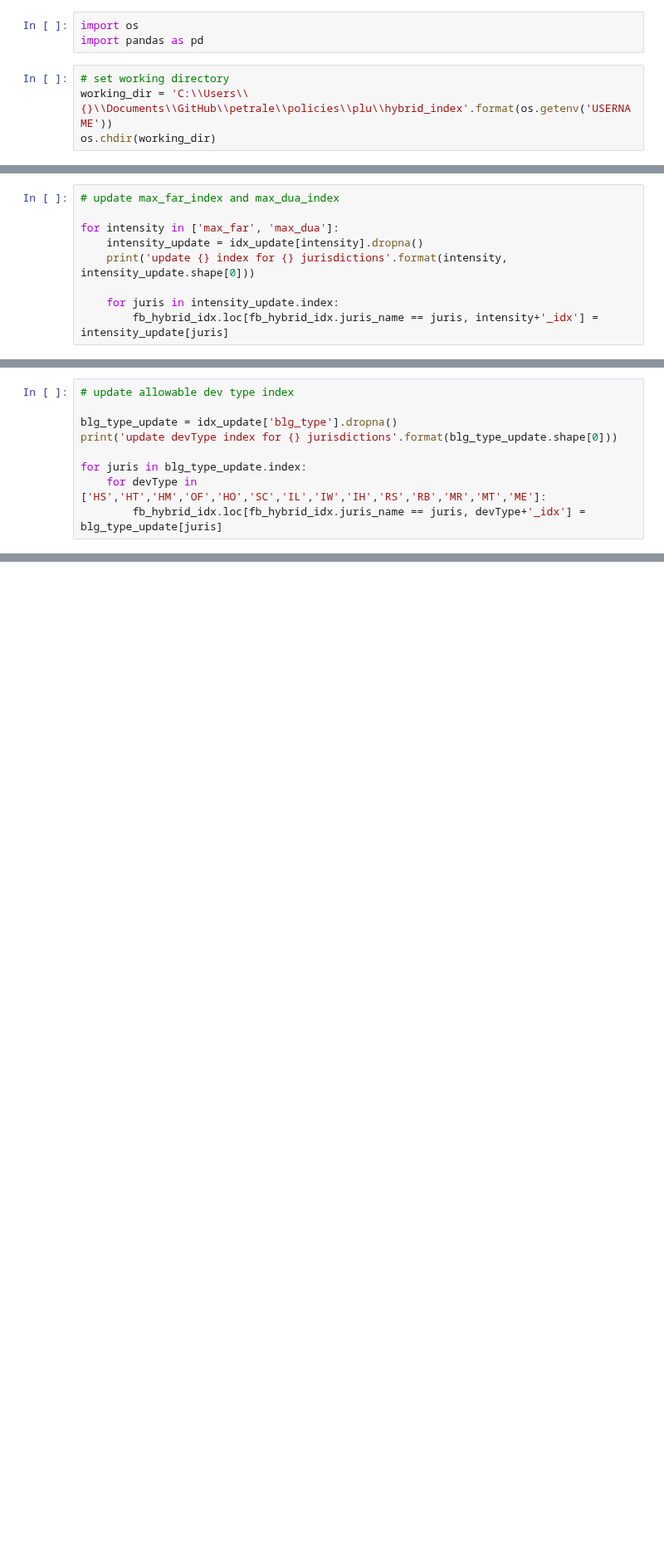
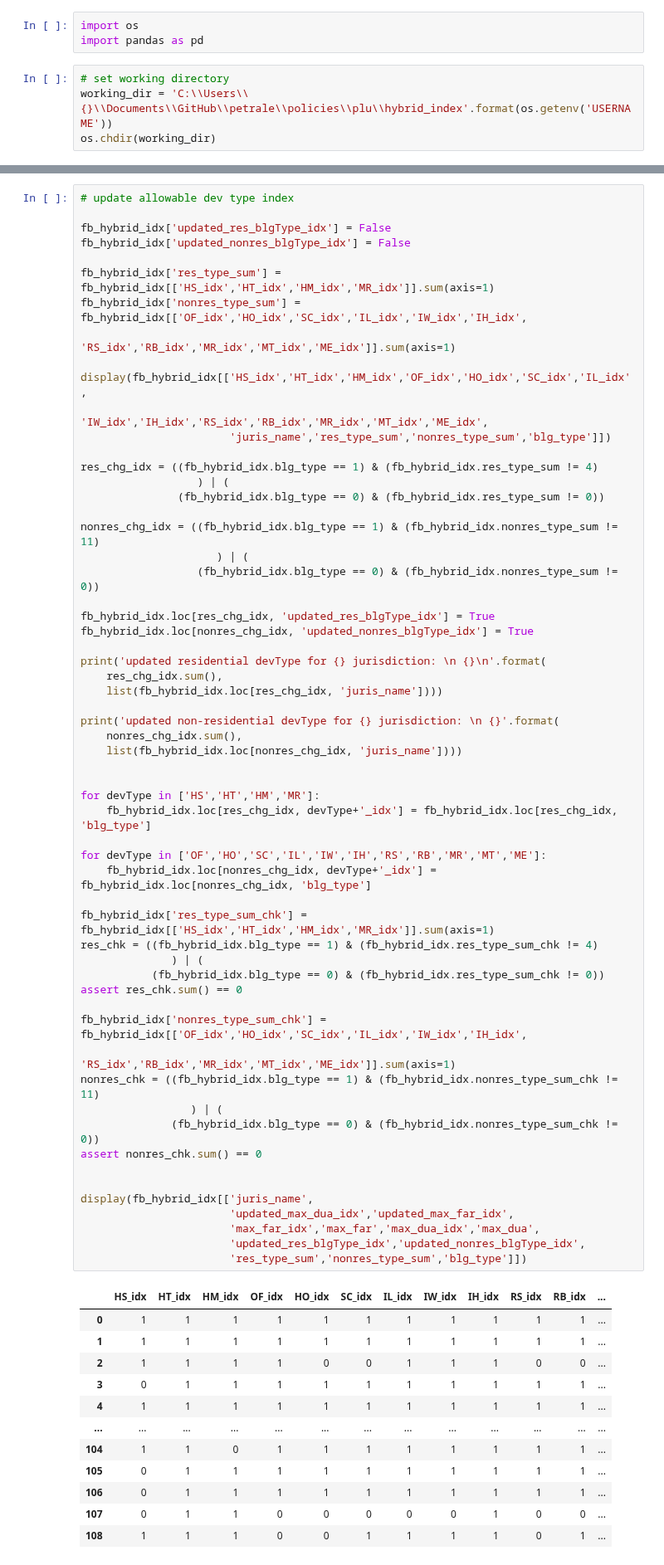
Before and after one commit to BayAreaMetro/petrale, a Jupyter notebook: policies/plu/hybrid_index_fb_revision.ipynb, the cells around one changed output, grey strips where cells are left out. Shown at 83% size. Saved outputs shown, nothing was run; the diff lists cells and outputs as text; blank space fills up the shorter version.

Commit message:
add fields to track index updates by zoning attributes

```diff
--- a/policies/plu/hybrid_index_fb_revision.ipynb
+++ b/policies/plu/hybrid_index_fb_revision.ipynb
@@ -17,9 +36,0 @@ idx_update.set_index('juris', inplace=True)
-# %%
-# update max_far_index and max_dua_index
-
-for intensity in ['max_far', 'max_dua']:
-    intensity_update = idx_update[intensity].dropna()
-    print('update {} index for {} jurisdictions'.format(intensity, intensity_update.shape[0]))
-
-    for juris in intensity_update.index:
-        fb_hybrid_idx.loc[fb_hybrid_idx.juris_name == juris, intensity+'_idx'] = intensity_update[juris]
@@ -29,9 +36,0 @@ update max_dua index for 82 jurisdictions
-# %%
-# update allowable dev type index
-
-blg_type_update = idx_update['blg_type'].dropna()
-print('update devType index for {} jurisdictions'.format(blg_type_update.shape[0]))
-
-for juris in blg_type_update.index:
-    for devType in ['HS','HT','HM','OF','HO','SC','IL','IW','IH','RS','RB','MR','MT','ME']:
-        fb_hybrid_idx.loc[fb_hybrid_idx.juris_name == juris, devType+'_idx'] = blg_type_update[juris]
@@ -39,0 +76,72 @@ update devType index for 82 jurisdictions
+# %%
+# update allowable dev type index
+
+fb_hybrid_idx['updated_res_blgType_idx'] = False
+fb_hybrid_idx['updated_nonres_blgType_idx'] = False
+
+fb_hybrid_idx['res_type_sum'] = fb_hybrid_idx[['HS_idx','HT_idx','HM_idx','MR_idx']].sum(axis=1)
+fb_hybrid_idx['nonres_type_sum'] = fb_hybrid_idx[['OF_idx','HO_idx','SC_idx','IL_idx','IW_idx','IH_idx',
+                                                  'RS_idx','RB_idx','MR_idx','MT_idx','ME_idx']].sum(axis=1)
+
+display(fb_hybrid_idx[['HS_idx','HT_idx','HM_idx','OF_idx','HO_idx','SC_idx','IL_idx',
+                       'IW_idx','IH_idx','RS_idx','RB_idx','MR_idx','MT_idx','ME_idx',
+                       'juris_name','res_type_sum','nonres_type_sum','blg_type']])
+
+res_chg_idx = ((fb_hybrid_idx.blg_type == 1) & (fb_hybrid_idx.res_type_sum != 4)
+                  ) | (
+               (fb_hybrid_idx.blg_type == 0) & (fb_hybrid_idx.res_type_sum != 0))
+
+nonres_chg_idx = ((fb_hybrid_idx.blg_type == 1) & (fb_hybrid_idx.nonres_type_sum != 11)
+                     ) | (
+                  (fb_hybrid_idx.blg_type == 0) & (fb_hybrid_idx.nonres_type_sum != 0))
+
+fb_hybrid_idx.loc[res_chg_idx, 'updated_res_blgType_idx'] = True
+fb_hybrid_idx.loc[nonres_chg_idx, 'updated_nonres_blgType_idx'] = True
+
+print('updated residential devType for {} jurisdiction: \n {}\n'.format(
+    res_chg_idx.sum(),
+    list(fb_hybrid_idx.loc[res_chg_idx, 'juris_name'])))
+
+print('updated non-residential devType for {} jurisdiction: \n {}'.format(
+    nonres_chg_idx.sum(),
+    list(fb_hybrid_idx.loc[nonres_chg_idx, 'juris_name'])))
+
+
+for devType in ['HS','HT','HM','MR']:
+    fb_hybrid_idx.loc[res_chg_idx, devType+'_idx'] = fb_hybrid_idx.loc[res_chg_idx, 'blg_type']
+
+for devType in ['OF','HO','SC','IL','IW','IH','RS','RB','MR','MT','ME']:
+    fb_hybrid_idx.loc[nonres_chg_idx, devType+'_idx'] = fb_hybrid_idx.loc[nonres_chg_idx, 'blg_type']
+
+fb_hybrid_idx['res_type_sum_chk'] = fb_hybrid_idx[['HS_idx','HT_idx','HM_idx','MR_idx']].sum(axis=1)
+res_chk = ((fb_hybrid_idx.blg_type == 1) & (fb_hybrid_idx.res_type_sum_chk != 4)
+              ) | (
+           (fb_hybrid_idx.blg_type == 0) & (fb_hybrid_idx.res_type_sum_chk != 0))
+assert res_chk.sum() == 0
+
+fb_hybrid_idx['nonres_type_sum_chk'] = fb_hybrid_idx[['OF_idx','HO_idx','SC_idx','IL_idx','IW_idx','IH_idx',
+                                                      'RS_idx','RB_idx','MR_idx','MT_idx','ME_idx']].sum(axis=1)
+nonres_chk = ((fb_hybrid_idx.blg_type == 1) & (fb_hybrid_idx.nonres_type_sum_chk != 11)
+                 ) | (
+              (fb_hybrid_idx.blg_type == 0) & (fb_hybrid_idx.nonres_type_sum_chk != 0))
+assert nonres_chk.sum() == 0
+
+
+display(fb_hybrid_idx[['juris_name',
+                       'updated_max_dua_idx','updated_max_far_idx',
+                       'max_far_idx','max_far','max_dua_idx','max_dua',
+                       'updated_res_blgType_idx','updated_nonres_blgType_idx',
+                       'res_type_sum','nonres_type_sum','blg_type']])
+# %% [output]
+|  | HS_idx | HT_idx | HM_idx | OF_idx | HO_idx | SC_idx | IL_idx | IW_idx | IH_idx | RS_idx | RB_idx | ... |
+| 0 | 1 | 1 | 1 | 1 | 1 | 1 | 1 | 1 | 1 | 1 | 1 | ... |
+| 1 | 1 | 1 | 1 | 1 | 1 | 1 | 1 | 1 | 1 | 1 | 1 | ... |
+| 2 | 1 | 1 | 1 | 1 | 0 | 0 | 1 | 1 | 1 | 0 | 0 | ... |
+| 3 | 0 | 1 | 1 | 1 | 1 | 1 | 1 | 1 | 1 | 1 | 1 | ... |
+| 4 | 1 | 1 | 1 | 1 | 1 | 1 | 1 | 1 | 1 | 1 | 1 | ... |
+| ... | ... | ... | ... | ... | ... | ... | ... | ... | ... | ... | ... | ... |
+| 104 | 1 | 1 | 0 | 1 | 1 | 1 | 1 | 1 | 1 | 1 | 1 | ... |
+| 105 | 0 | 1 | 1 | 1 | 1 | 1 | 1 | 1 | 1 | 1 | 1 | ... |
+| 106 | 0 | 1 | 1 | 1 | 1 | 1 | 1 | 1 | 1 | 1 | 1 | ... |
+| 107 | 0 | 1 | 1 | 0 | 0 | 0 | 0 | 0 | 1 | 0 | 0 | ... |
+| 108 | 1 | 1 | 1 | 0 | 0 | 1 | 1 | 1 | 1 | 0 | 1 | ... |
```
Also changed, not shown: parts of 6 cells of this notebook, 1 other file.
